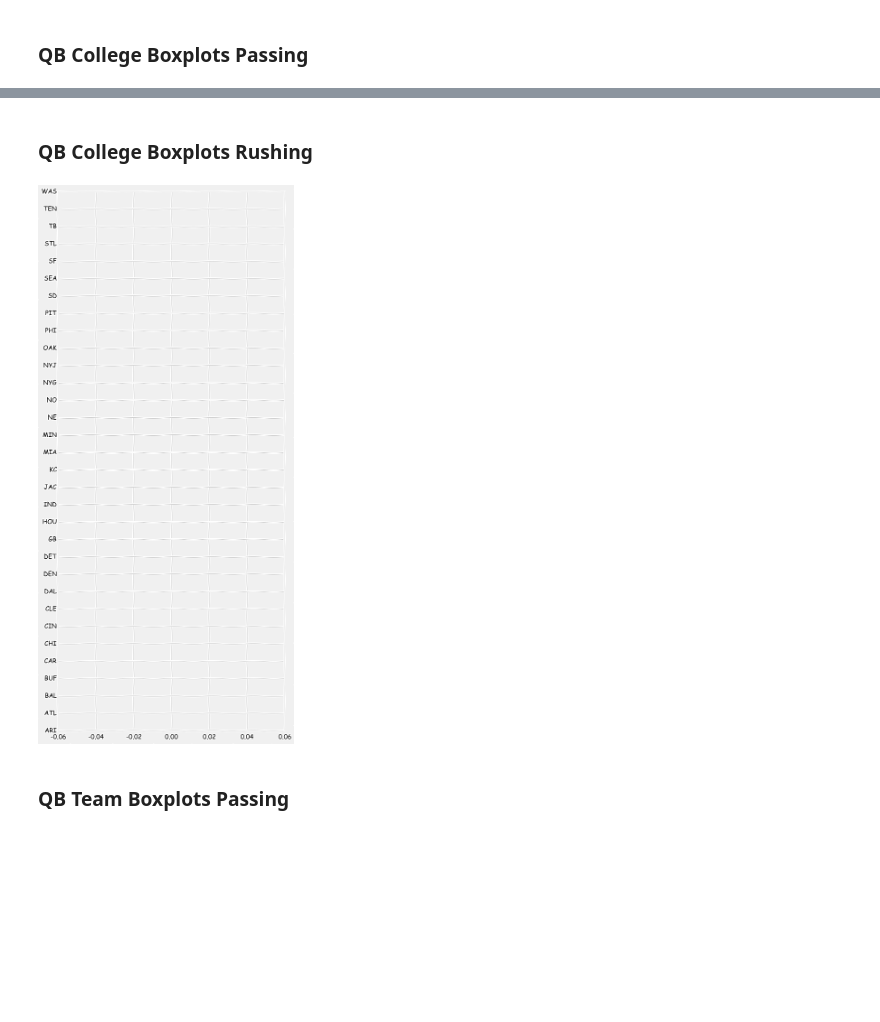
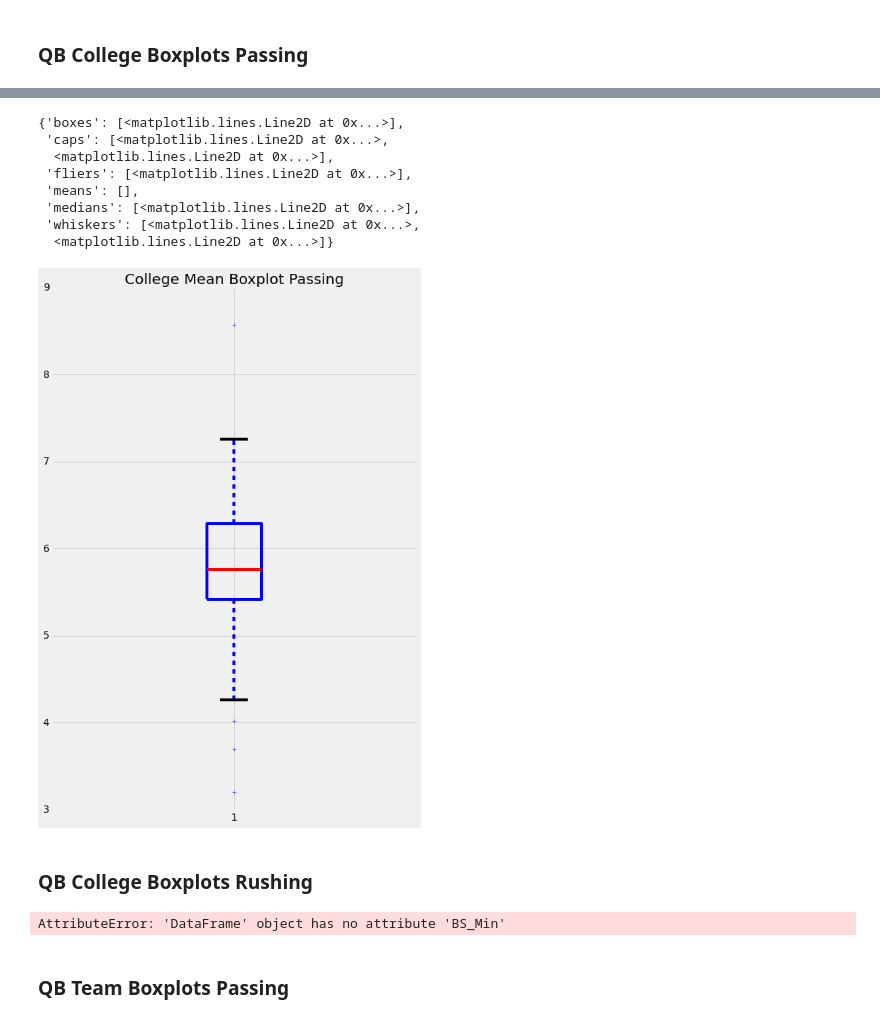
Before and after one commit to batorobe/Data-Analysis-Repo, a Jupyter notebook: NFL DB.ipynb, the cells around one changed output, grey strips where cells are left out. Drawn from its saved outputs; the diff is of its cells as text; code cells hidden in the pictures; blank space fills up the shorter version.

```diff
--- a/NFL DB.ipynb
+++ b/NFL DB.ipynb
@@ -122,3 +98,18 @@ plt.savefig("team-passing-box.png",bbox_inches="tight")
+# %%
+
+plt.figure(figsize=(8,12))
+plt.title("College Mean Boxplot Passing")
+plt.boxplot(ci_data.Mean.values)
+# %% [output]
+{'boxes': [<matplotlib.lines.Line2D at 0x...>],
+ 'caps': [<matplotlib.lines.Line2D at 0x...>,
+  <matplotlib.lines.Line2D at 0x...>],
+ 'fliers': [<matplotlib.lines.Line2D at 0x...>],
+ 'means': [],
+ 'medians': [<matplotlib.lines.Line2D at 0x...>],
+ 'whiskers': [<matplotlib.lines.Line2D at 0x...>,
+  <matplotlib.lines.Line2D at 0x...>]}
+[figure, added]
 # %% [markdown]
 ### QB College Boxplots Rushing
 # %%
@@ -138,13 +129,15 @@ ci_data = pb.read_csv("college_ci_rushing_data.csv",header=0)
 ci_data["BS_PlotMin"] = abs(ci_data.BS_Min - ci_data.Mean)
 ci_data["BS_PlotMax"] = abs(ci_data.BS_Max - ci_data.Mean)
 
-for i,group in ci_data.groupby("College"):
-    xerr.append((group.BS_PlotMin.max(),group.BS_PlotMax.max()))
+#print ci_data[["College","Mean"]]
+
+#for i,group in ci_data.groupby("College"):
+#    xerr.append(group.BS_PlotMin.max(),group.BS_PlotMax.max())
 
 plt.figure(figsize=(8,20))
-
-plt.barh(range(len(ci_data)),ci_data.Mean,xerr=xerr)
-plt.yticks(np.arange(len(ci_data)),ci_data.Team.values)
+ci_data = ci_data.sort("Mean",ascending=True)
+plt.barh(range(len(ci_data)),ci_data.Mean.values,xerr=[ci_data["BS_PlotMin"].values,ci_data["BS_PlotMax"].values],align='center')
+plt.yticks(np.arange(len(ci_data)),ci_data.College.values)
 plt.savefig("college-rushing-box.png",bbox_inches="tight")
 # %% [output]
-[figure, removed]
+AttributeError: 'DataFrame' object has no attribute 'BS_Min'
```
Also changed, not shown: parts of 16 cells of this notebook, 1 other file.
